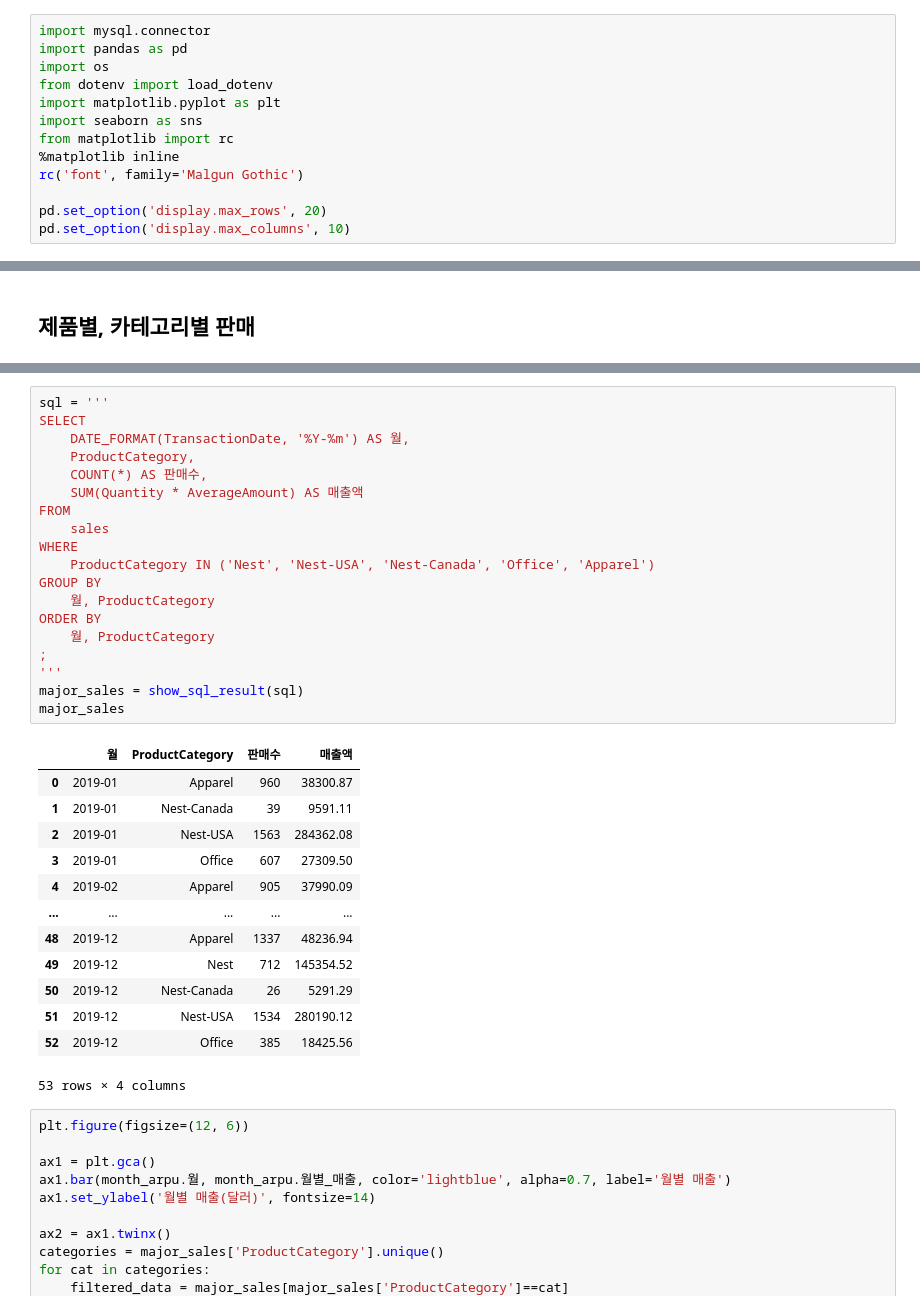
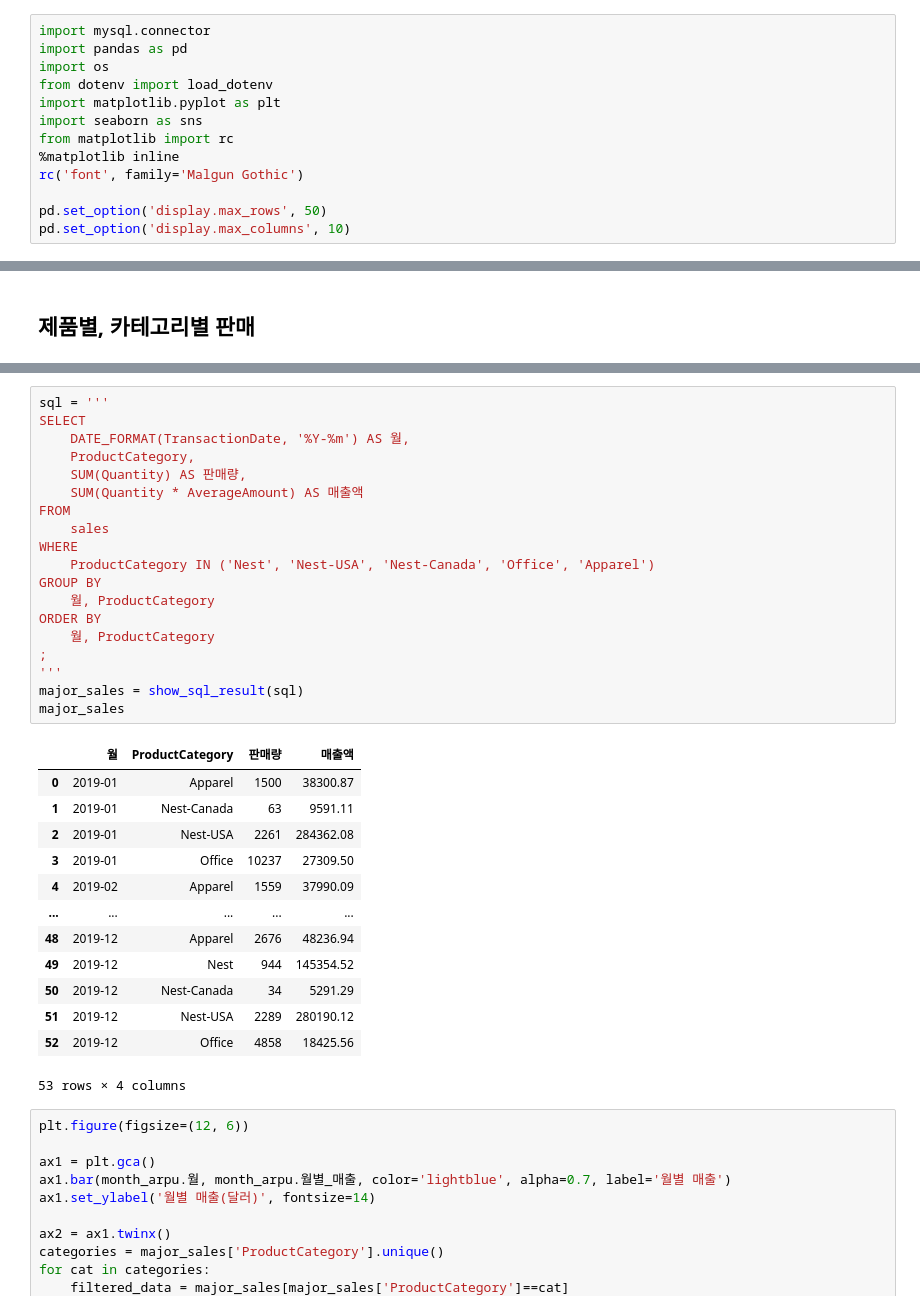
Before and after one commit to buzziru/ML_COMMERCE, a Jupyter notebook: eda/01_First Look_매출분석.ipynb, the cells around one changed output, grey strips where cells are left out. Drawn from its saved outputs; the diff is of its cells as text.

```diff
--- a/eda/01_First Look_매출분석.ipynb
+++ b/eda/01_First Look_매출분석.ipynb
@@ -9,7 +9,7 @@ from matplotlib import rc
 %matplotlib inline
 rc('font', family='Malgun Gothic')
 
-pd.set_option('display.max_rows', 20)
+pd.set_option('display.max_rows', 50)
 pd.set_option('display.max_columns', 10)
 # %% [markdown]
 ## db 접속
@@ -502,35 +567,35 @@ cat_sum[['ProductCategory', '판매개수_비중', '매출액_비중']]
 # %%
 sql = '''
 SELECT
     DATE_FORMAT(TransactionDate, '%Y-%m') AS 월,
     ProductCategory,
-    COUNT(*) AS 판매수,
+    SUM(Quantity) AS 판매량,
     SUM(Quantity * AverageAmount) AS 매출액
 FROM
     sales
 WHERE
     ProductCategory IN ('Nest', 'Nest-USA', 'Nest-Canada', 'Office', 'Apparel')
 GROUP BY
     월, ProductCategory
 ORDER BY
     월, ProductCategory
 ;
 '''
 major_sales = show_sql_result(sql)
 major_sales
 # %% [output]
-|  | 월 | ProductCategory | 판매수 | 매출액 |
-| 0 | 2019-01 | Apparel | 960 | 38300.87 |
-| 1 | 2019-01 | Nest-Canada | 39 | 9591.11 |
-| 2 | 2019-01 | Nest-USA | 1563 | 284362.08 |
-| 3 | 2019-01 | Office | 607 | 27309.50 |
-| 4 | 2019-02 | Apparel | 905 | 37990.09 |
+|  | 월 | ProductCategory | 판매량 | 매출액 |
+| 0 | 2019-01 | Apparel | 1500 | 38300.87 |
+| 1 | 2019-01 | Nest-Canada | 63 | 9591.11 |
+| 2 | 2019-01 | Nest-USA | 2261 | 284362.08 |
+| 3 | 2019-01 | Office | 10237 | 27309.50 |
+| 4 | 2019-02 | Apparel | 1559 | 37990.09 |
 | ... | ... | ... | ... | ... |
-| 48 | 2019-12 | Apparel | 1337 | 48236.94 |
-| 49 | 2019-12 | Nest | 712 | 145354.52 |
-| 50 | 2019-12 | Nest-Canada | 26 | 5291.29 |
-| 51 | 2019-12 | Nest-USA | 1534 | 280190.12 |
-| 52 | 2019-12 | Office | 385 | 18425.56 |
+| 48 | 2019-12 | Apparel | 2676 | 48236.94 |
+| 49 | 2019-12 | Nest | 944 | 145354.52 |
+| 50 | 2019-12 | Nest-Canada | 34 | 5291.29 |
+| 51 | 2019-12 | Nest-USA | 2289 | 280190.12 |
+| 52 | 2019-12 | Office | 4858 | 18425.56 |
 53 rows × 4 columns
 # %%
 plt.figure(figsize=(12, 6))
```
Also changed, not shown: parts of 44 cells of this notebook.
